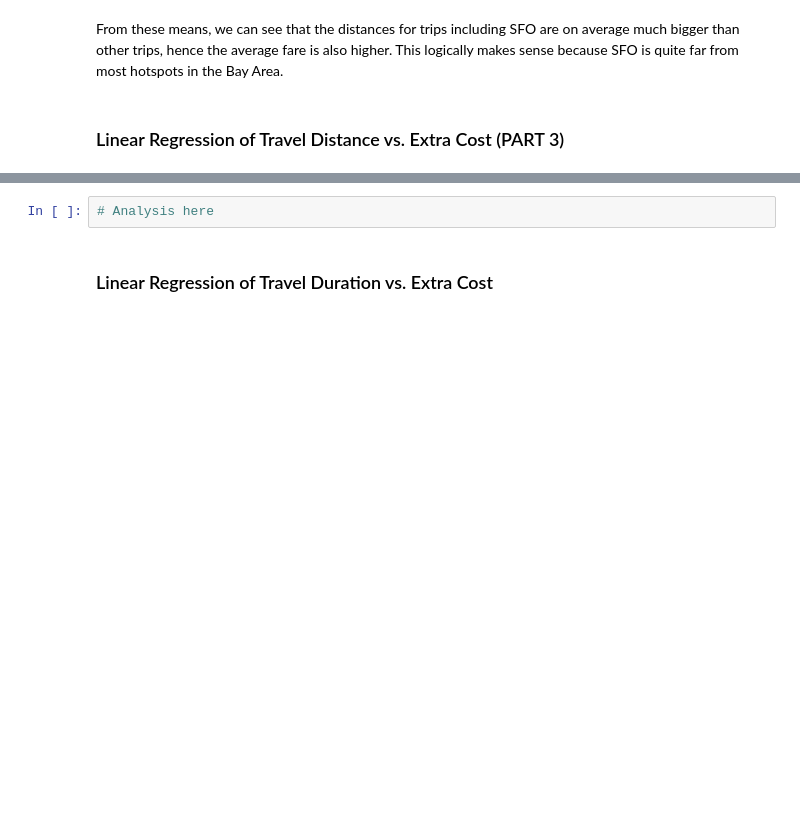
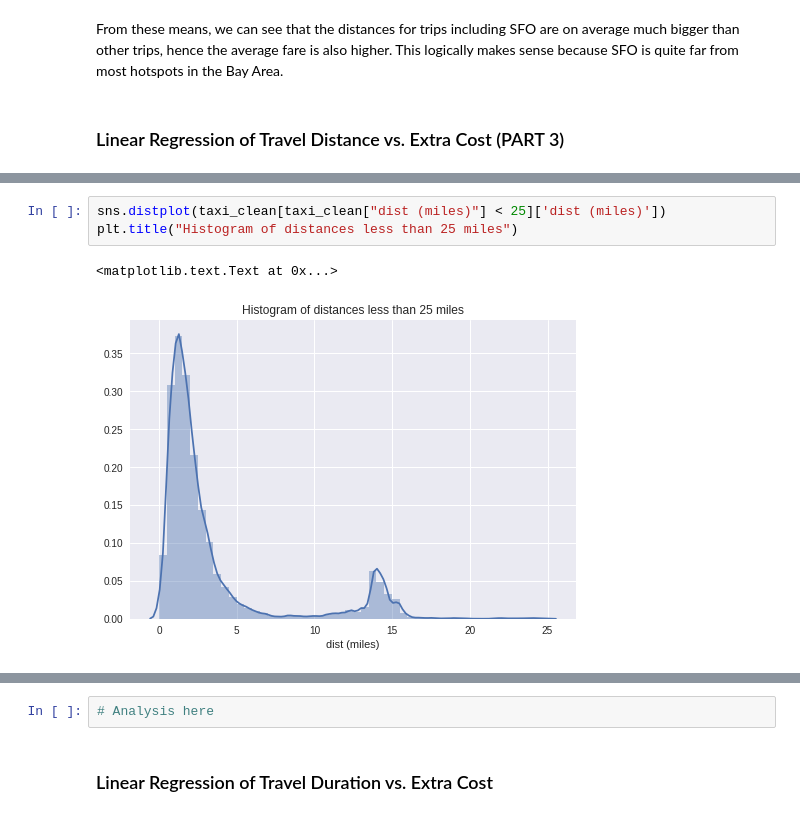
Before and after one commit to lawrencechen14/ce88-project, a Jupyter notebook: Exploration+of+Taxi+Trip+Fares+in+the+San+Francisco+Bay+Area.ipynb, the cells around one changed output, grey strips where cells are left out. Drawn from its saved outputs; the diff is of its cells as text; blank space fills up the shorter version.

```diff
--- a/Exploration+of+Taxi+Trip+Fares+in+the+San+Francisco+Bay+Area.ipynb
+++ b/Exploration+of+Taxi+Trip+Fares+in+the+San+Francisco+Bay+Area.ipynb
@@ -64,0 +110,6 @@ taxi.head()
+# %%
+sns.distplot(taxi_clean[taxi_clean["dist (miles)"] < 25]['dist (miles)'])
+plt.title("Histogram of distances less than 25 miles")
+# %% [output]
+<matplotlib.text.Text at 0x...>
+[figure, added]
```
Also changed, not shown: parts of 26 cells of this notebook.
